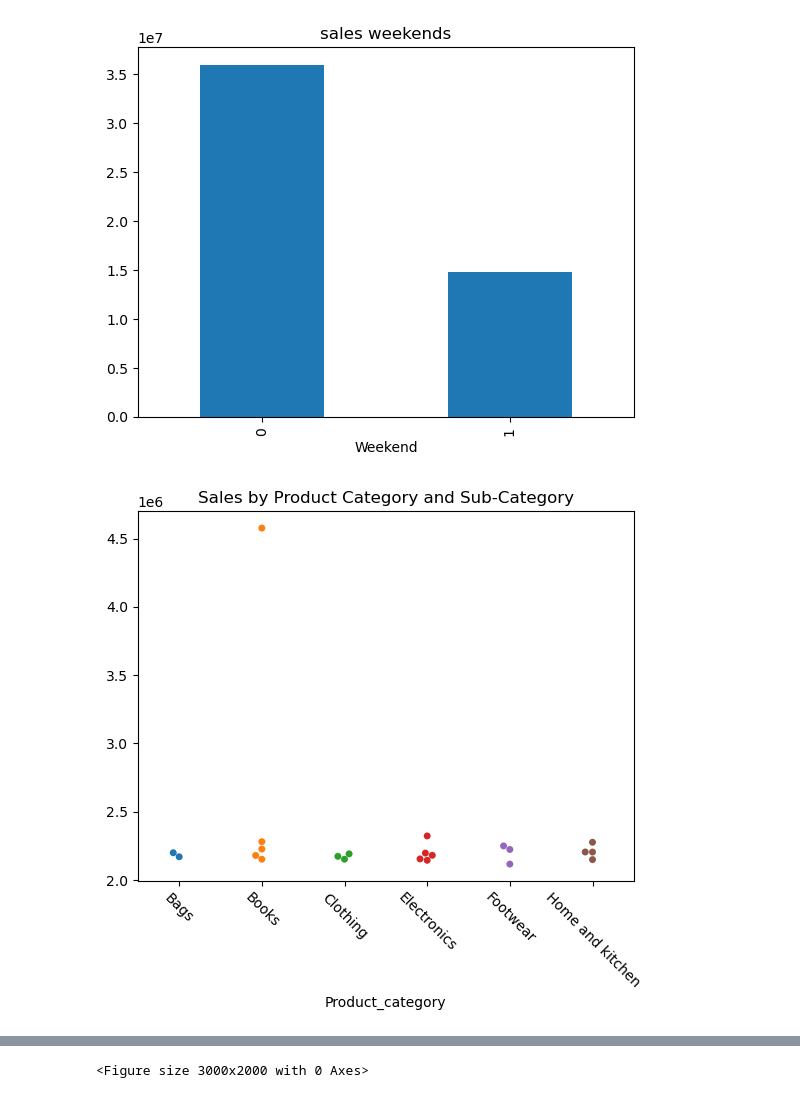
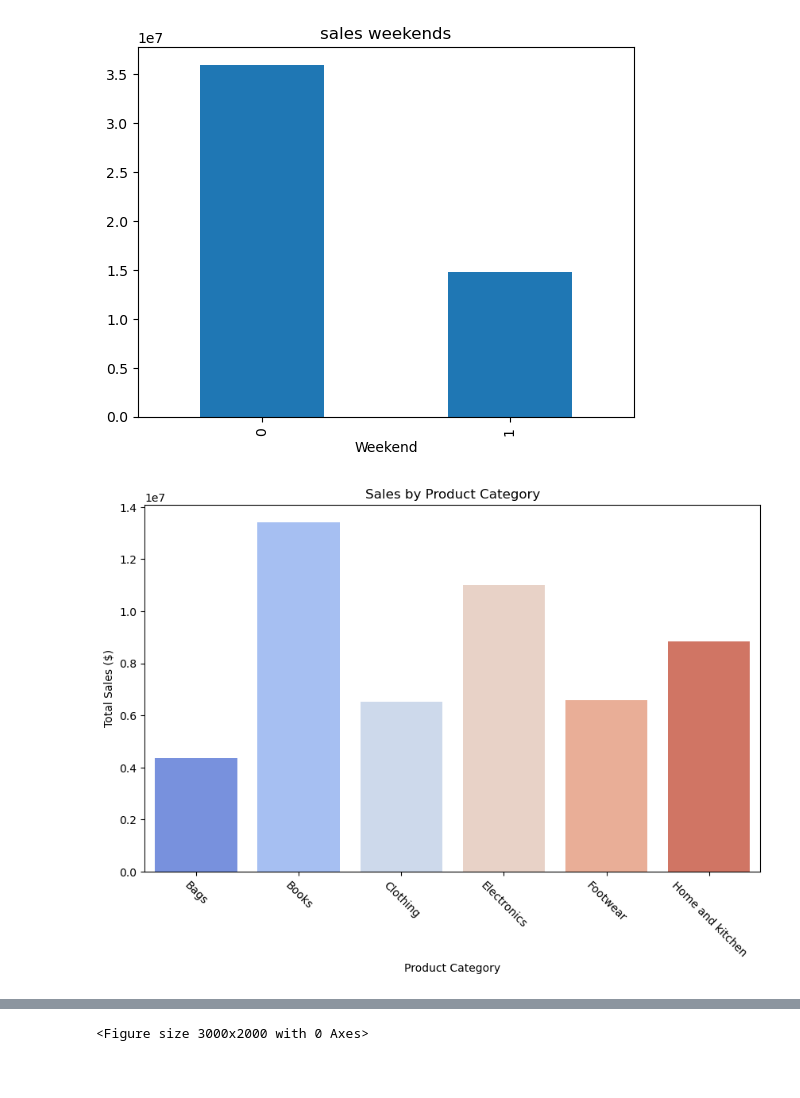
Before and after one commit to PilatusPy/Capstone-II, a Jupyter notebook: store_project/data_analysis_beginning .ipynb, the cells around one changed output, grey strips where cells are left out. Drawn from its saved outputs; the diff is of its cells as text; code cells hidden in the pictures; blank space fills up the shorter version.

```diff
--- a/store_project/data_analysis_beginning .ipynb
+++ b/store_project/data_analysis_beginning .ipynb
@@ -4,3 +4,7 @@ import matplotlib.pyplot as plt
 import seaborn as sns
 # %%
 df = pd.read_csv("data_no_outliers.csv")
+df = df.set_index('Txn_date')
+df.index = pd.to_datetime(df.index)
+df = df.sort_index()
+df
@@ -52,18 +70,19 @@ max        11.000000
 Name: Cust_id, dtype: float64
 # %%
 #how old is this store
-df['Txn_date'] = pd.to_datetime(df['Txn_date'])
-age = df['Txn_date'].max() - df['Txn_date'].min()
+
+age = df.index.max() - df.index.min()
 age
 # %% [output]
 Timedelta('1094 days 00:00:00')
 # %%
 #let's build time based DF's
-df['Year'] = df['Txn_date'].dt.year
-df['Month'] = df['Txn_date'].dt.month
-df['Day'] = df['Txn_date'].dt.day
+
+df['Year'] = df.index.year
+df['Month'] = df.index.month
+df['Day'] = df.index.day
 #day of the week and weekends
-df['DayOfWeek'] = df['Txn_date'].dt.dayofweek
+df['DayOfWeek'] = df.index.dayofweek
 df['Weekend'] = df['DayOfWeek'].apply(lambda x: 1 if x >= 5 else 0)
 # %%
 plt.figure(figsize=(12,6))
@@ -90,11 +109,15 @@ df.groupby('Weekend')['Total_Amt'].sum().plot(kind='bar', title= 'sales weekends
 <Axes: title={'center': 'sales weekends'}, xlabel='Weekend'>
 [figure]
 # %%
-sales = df.groupby(['Product_Sub_category','Product_Category'])['Total_Amt'].sum().unstack()
-sns.swarmplot(sales, cmap="coolwarm")
+sales = df.groupby('Product_Category')['Total_Amt'].sum()
+
+
+plt.figure(figsize=(10, 6))
+sns.barplot(x=sales.index, y=sales.values, palette="coolwarm")
 plt.xticks(rotation=-45)
-plt.xlabel('Product_category')
-plt.title('Sales by Product Category and Sub-Category')
+plt.xlabel('Product Category')
+plt.ylabel('Total Sales ($)')
+plt.title('Sales by Product Category')
 plt.show()
 # %% [output]
-[figure, old version]
+[figure, new version]
```
Also changed, not shown: parts of 4 cells of this notebook.
